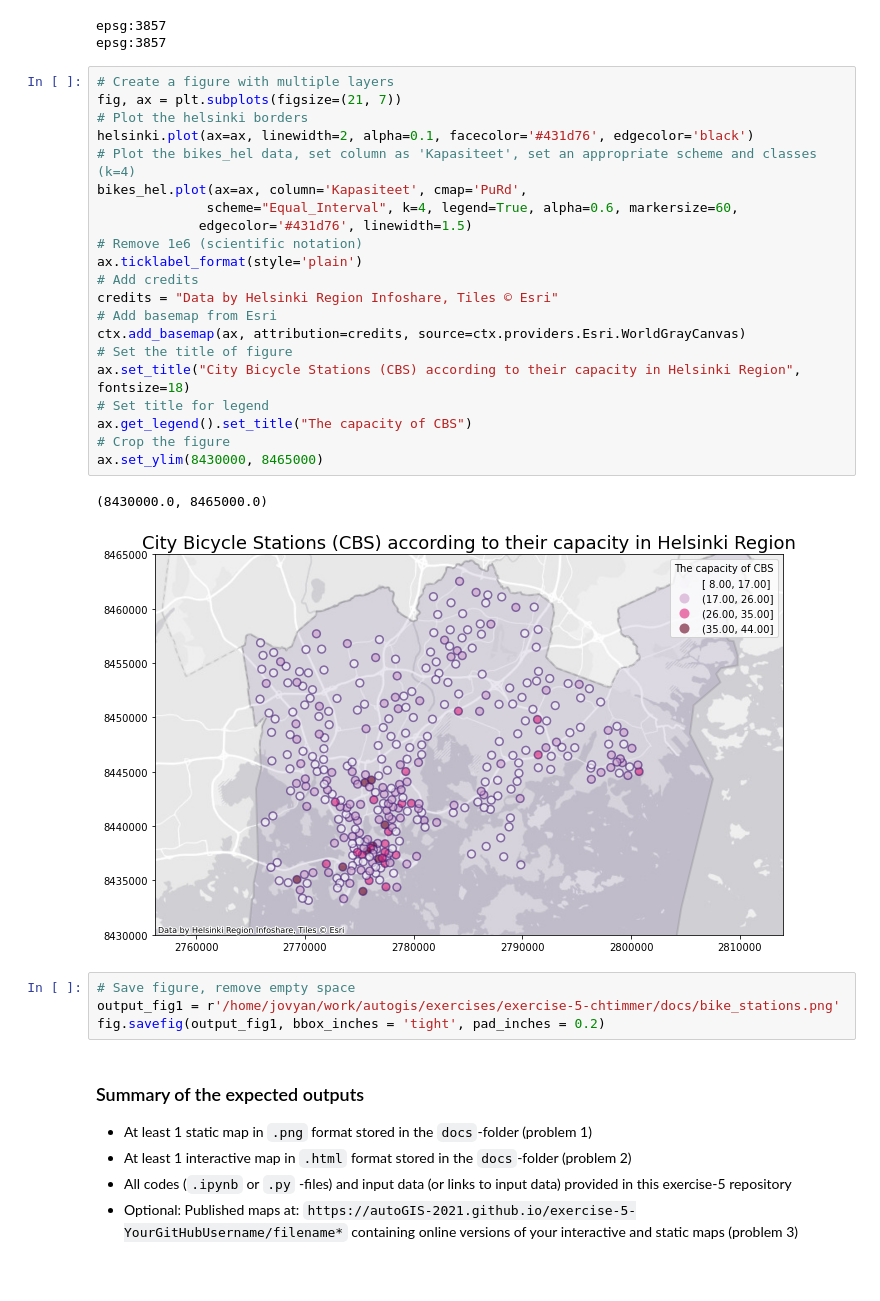
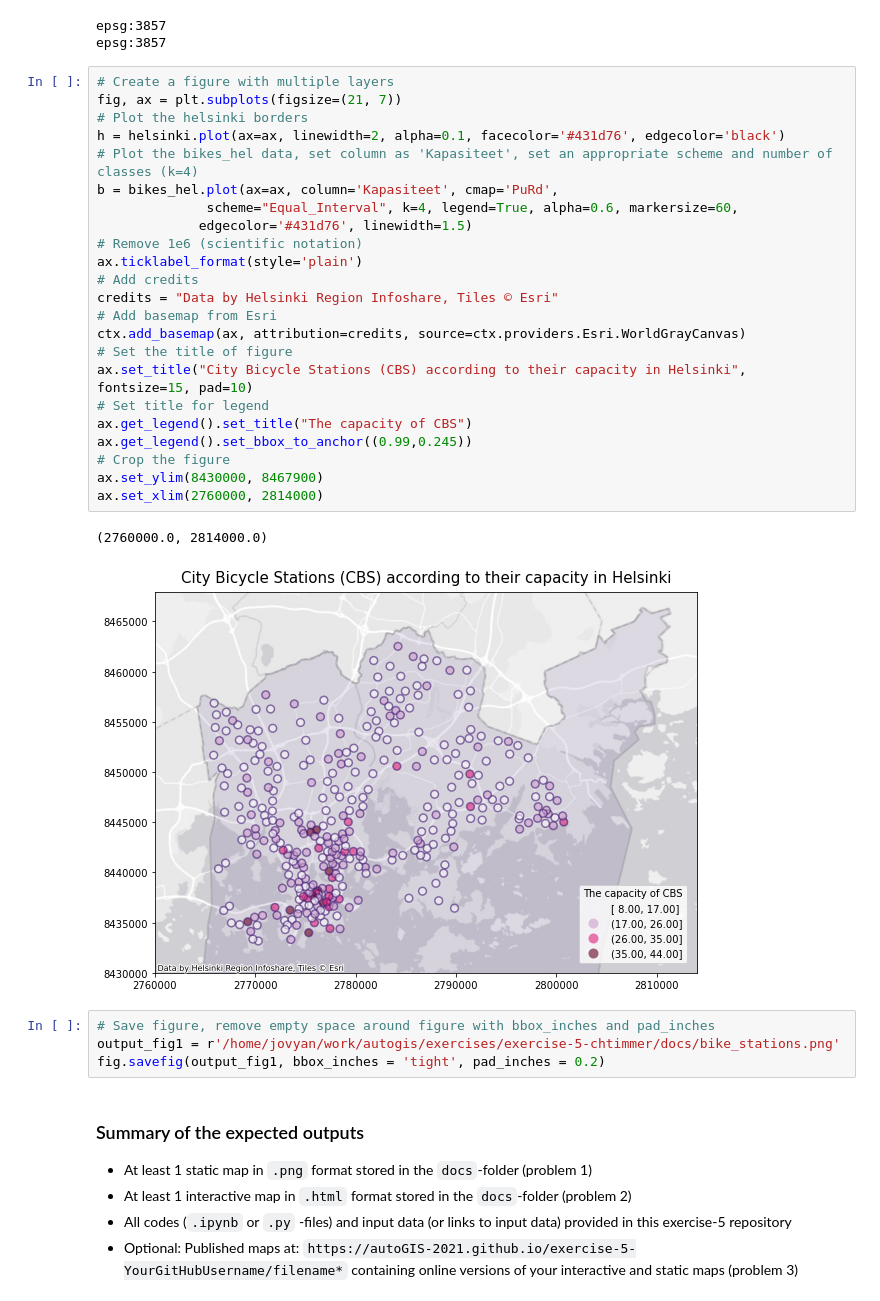
Before and after one commit to AutoGIS-2021/exercise-5-chtimmer, a Jupyter notebook: Exercise-5-problem-2.ipynb, the cells around one changed output. Cells and saved outputs as stored; diff of their text form; blank space fills up the shorter version.

```diff
--- a/Exercise-5-problem-2.ipynb
+++ b/Exercise-5-problem-2.ipynb
@@ -245,29 +242,31 @@ epsg:3857
 # %%
 # Create a figure with multiple layers
 fig, ax = plt.subplots(figsize=(21, 7))
 # Plot the helsinki borders
-helsinki.plot(ax=ax, linewidth=2, alpha=0.1, facecolor='#431d76', edgecolor='black')
-# Plot the bikes_hel data, set column as 'Kapasiteet', set an appropriate scheme and classes (k=4)
-bikes_hel.plot(ax=ax, column='Kapasiteet', cmap='PuRd',
+h = helsinki.plot(ax=ax, linewidth=2, alpha=0.1, facecolor='#431d76', edgecolor='black')
+# Plot the bikes_hel data, set column as 'Kapasiteet', set an appropriate scheme and number of classes (k=4)
+b = bikes_hel.plot(ax=ax, column='Kapasiteet', cmap='PuRd',
               scheme="Equal_Interval", k=4, legend=True, alpha=0.6, markersize=60,
              edgecolor='#431d76', linewidth=1.5)
 # Remove 1e6 (scientific notation)
 ax.ticklabel_format(style='plain')
 # Add credits
 credits = "Data by Helsinki Region Infoshare, Tiles © Esri"
 # Add basemap from Esri
 ctx.add_basemap(ax, attribution=credits, source=ctx.providers.Esri.WorldGrayCanvas)
 # Set the title of figure
-ax.set_title("City Bicycle Stations (CBS) according to their capacity in Helsinki Region", fontsize=18)
+ax.set_title("City Bicycle Stations (CBS) according to their capacity in Helsinki", fontsize=15, pad=10)
 # Set title for legend
 ax.get_legend().set_title("The capacity of CBS")
+ax.get_legend().set_bbox_to_anchor((0.99,0.245))
 # Crop the figure
-ax.set_ylim(8430000, 8465000)
+ax.set_ylim(8430000, 8467900)
+ax.set_xlim(2760000, 2814000)
 # %% [output]
-(8430000.0, 8465000.0)
+(2760000.0, 2814000.0)
-[figure, old version]
+[figure, new version]
 # %%
-# Save figure, remove empty space
+# Save figure, remove empty space around figure with bbox_inches and pad_inches
 output_fig1 = r'/home/jovyan/work/autogis/exercises/exercise-5-chtimmer/docs/bike_stations.png'
 fig.savefig(output_fig1, bbox_inches = 'tight', pad_inches = 0.2)
 # %% [markdown]
```
Also changed, not shown: parts of 3 cells of this notebook.
